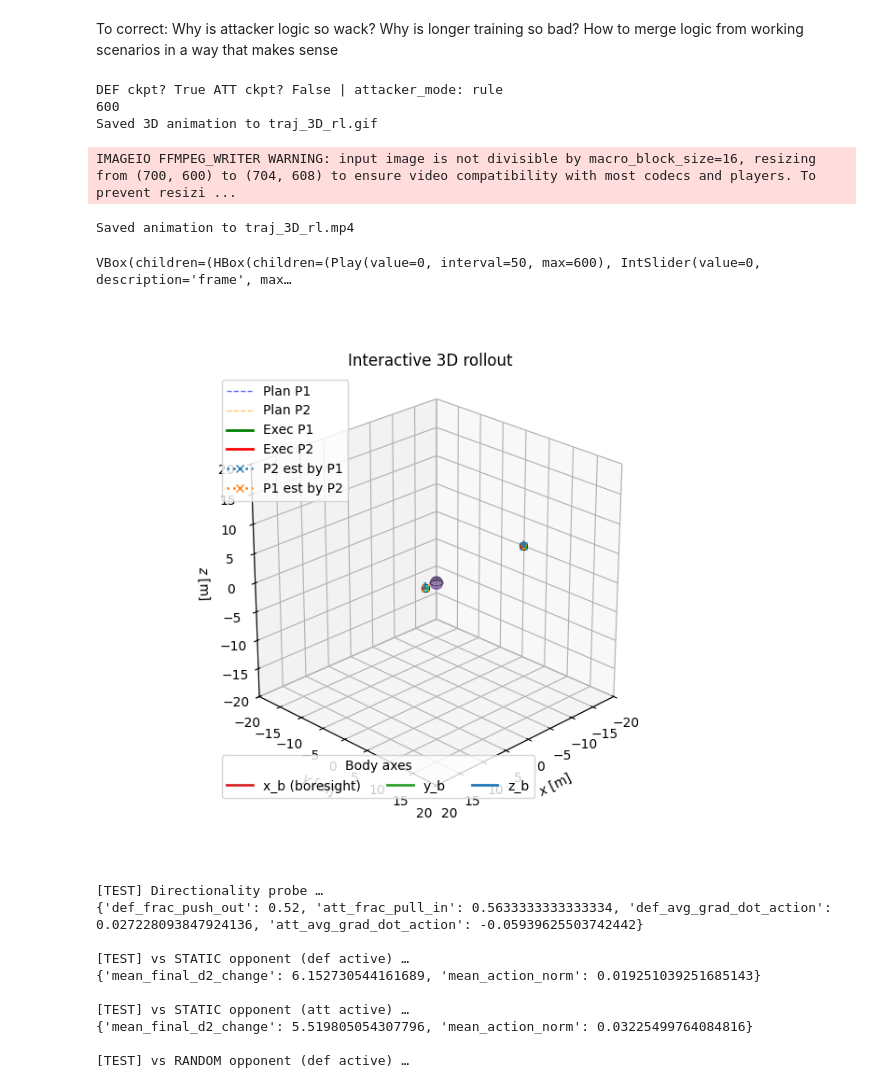
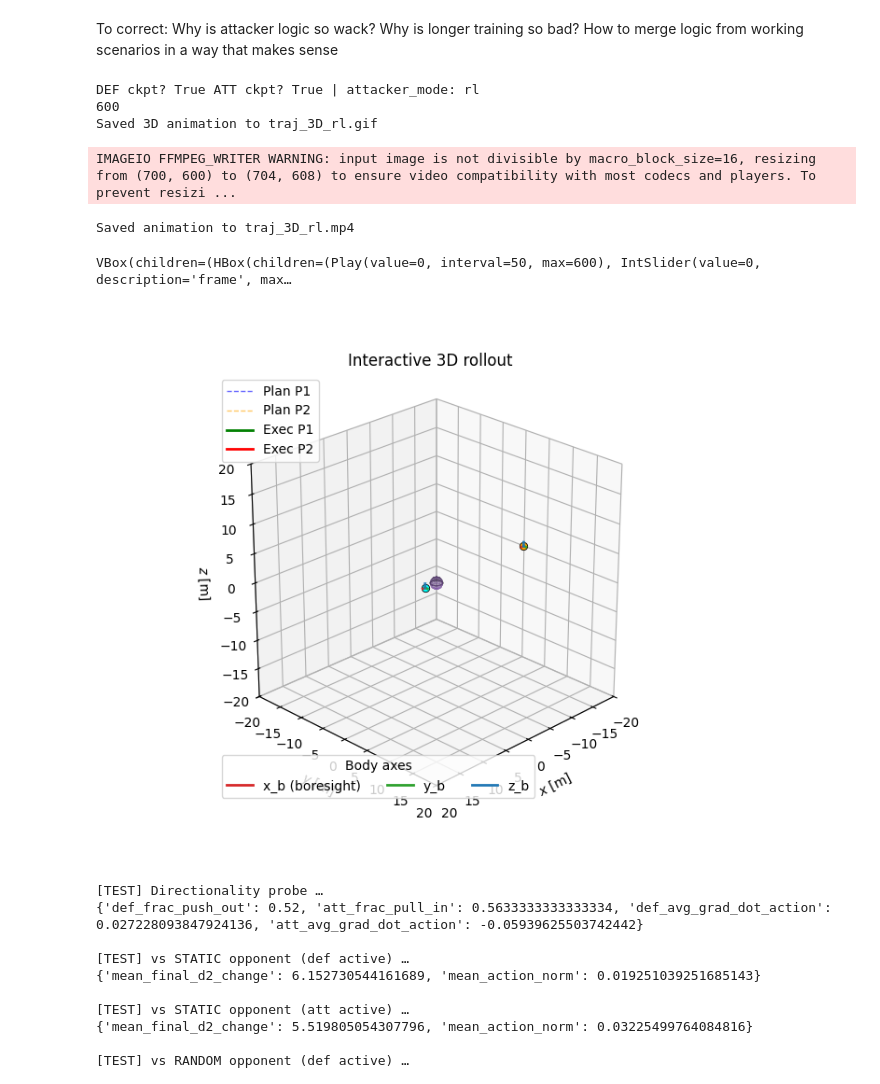
Before and after one commit to gussantaella1/PARL-PO, a Jupyter notebook: GameTheory_TopLevel.ipynb, the cells around one changed output. Saved outputs shown, nothing was run; the diff lists cells and outputs as text; code cells hidden in the pictures.

```diff
--- a/GameTheory_TopLevel.ipynb
+++ b/GameTheory_TopLevel.ipynb
@@ -50,10 +50,10 @@ if __name__ == "__main__":
 
     CKPT_DIR = Path("Training_Policy")
 
-    POLICY_DEFENDER = "def0_def_ukf_student.pt"             # "def#_def_ukf_student.pt" or "def#_def_teacher.pt"
+    POLICY_DEFENDER = "def0_def_teacher.pt"             # "def#_def_ukf_student.pt" or "def#_def_teacher.pt"
     POLICY_ATTACKER = "att1_teacher.pt"
-    ATTACKER_MODE = "rule" # "rule" or "rl"
-    USE_UKF = True  # True or False
+    ATTACKER_MODE = "rl" # "rule" or "rl"
+    USE_UKF = False  # True or False
 
     # POLICY = "ppo_def.pt"
 
@@ -107,35 +107,35 @@ if __name__ == "__main__":
     # ---- Animate & save ----
     animate_rollout_3d(
         rollout,
         save_path="traj_3D_rl.gif",
         fps=20,
         cfg=cfg,
         show_fov=True,
         show_axes=True,
     )
     gif_frames = iio.imread("traj_3D_rl.gif")
     iio.imwrite("traj_3D_rl.mp4", gif_frames, fps=20, codec="h264")
     print("Saved animation to traj_3D_rl.mp4")
 
     # Optional interactive viewer
     interactive_rollout_3d(rollout, cfg, show_fov=True, show_axes=True)
 
     # ---- Cleanup local __pycache__ safely (optional) ----
     for p in Path('.').rglob('__pycache__'):
         shutil.rmtree(p, ignore_errors=True)
     for f in Path('.').rglob('*.pyc'):
         try:
             f.unlink()
         except FileNotFoundError:
             pass
 # %% [output]
-DEF ckpt? True ATT ckpt? False | attacker_mode: rule
+DEF ckpt? True ATT ckpt? True | attacker_mode: rl
 600
 Saved 3D animation to traj_3D_rl.gif
 IMAGEIO FFMPEG_WRITER WARNING: input image is not divisible by macro_block_size=16, resizing from (700, 600) to (704, 608) to ensure video compatibility with most codecs and players. To prevent resizi ...
 Saved animation to traj_3D_rl.mp4
 VBox(children=(HBox(children=(Play(value=0, interval=50, max=600), IntSlider(value=0, description='frame', max…
-[figure, old version]
+[figure, new version]
 # %%
 # --- glue: build Ad/Bd, make nets, load checkpoints ---
 import os, torch, numpy as np
```
Also changed, not shown: 54 other files.
